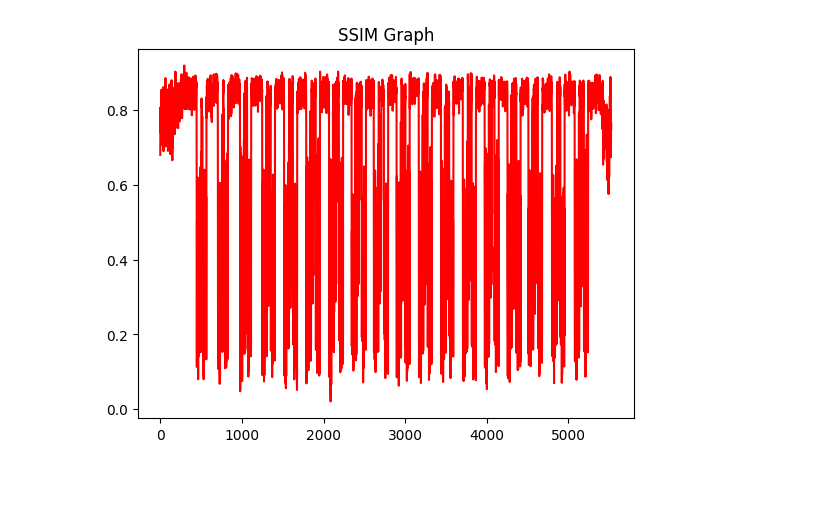
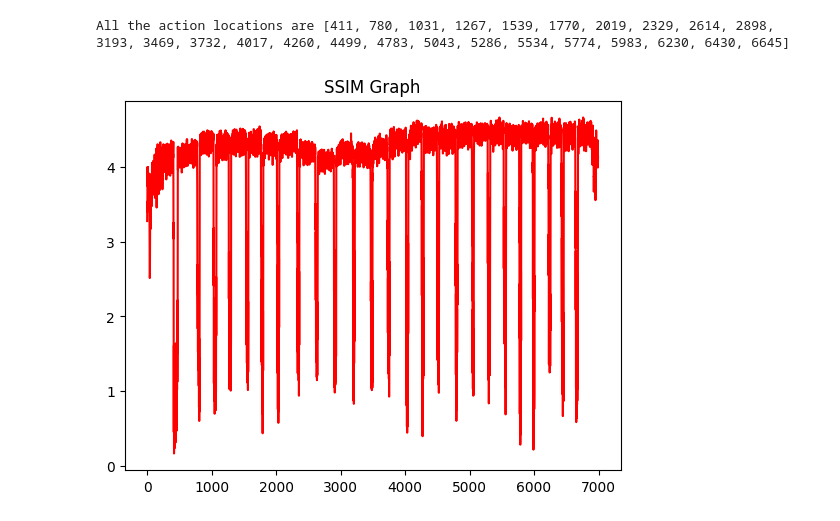
Before and after one commit to adityaharakare1/FindTheLag, a Jupyter notebook: src/find_the_lag.ipynb, the cells around one changed output. Drawn from its saved outputs; the diff is of its cells as text; code cells hidden in the pictures; blank space fills up the shorter version.

```diff
--- a/src/find_the_lag.ipynb
+++ b/src/find_the_lag.ipynb
@@ -165,6 +167,5 @@ plt.show()
 # %%
 # Taking boxes around these points
-action_points = []
 centre_idx_x = [200, 400, 600]
 centre_idx_y = [200, 400, 600, 800, 1000, 1200]
 size_xy = 20
@@ -189,15 +190,28 @@ for i in range(len(top_frame_set) - 10):
     ssim_values = []
     for j in range(len(old_patches)):
         ssim_values.append(SSIM(old_patches[j], new_patches[j], channel_axis=2))
-    min_ssim_values.append(np.min(ssim_values))
-    # if i // 1000 == 1:
-    #     break
+    ssim_values.sort()
+    min_ssim_values.append(np.sum(ssim_values[:5]))
+# %%
+action_loc = []
+ssim_threshold = 2.5
+for val in trigger_loc:
+    action_point_found = False
+    for i in range(val, val + 50):
+        if min_ssim_values[i] < ssim_threshold and action_point_found == False:
+            action_loc.append(i)
+            action_point_found = True
+    if action_point_found == False:
+        action_loc.append(-1)
+print("All the action locations are " + str(action_loc))
+# %% [output]
+All the action locations are [411, 780, 1031, 1267, 1539, 1770, 2019, 2329, 2614, 2898, 3193, 3469, 3732, 4017, 4260, 4499, 4783, 5043, 5286, 5534, 5774, 5983, 6230, 6430, 6645]
 # %%
-x = range(len(averaged_ssim_values))
-y = averaged_ssim_values
+x = range(len(min_ssim_values))
+y = min_ssim_values
 plt.title("SSIM Graph")
 plt.plot(y, color="red")
 
 plt.show()
 # %% [output]
-[figure, old version]
+[figure, new version]
```
Also changed, not shown: parts of 11 cells of this notebook.
